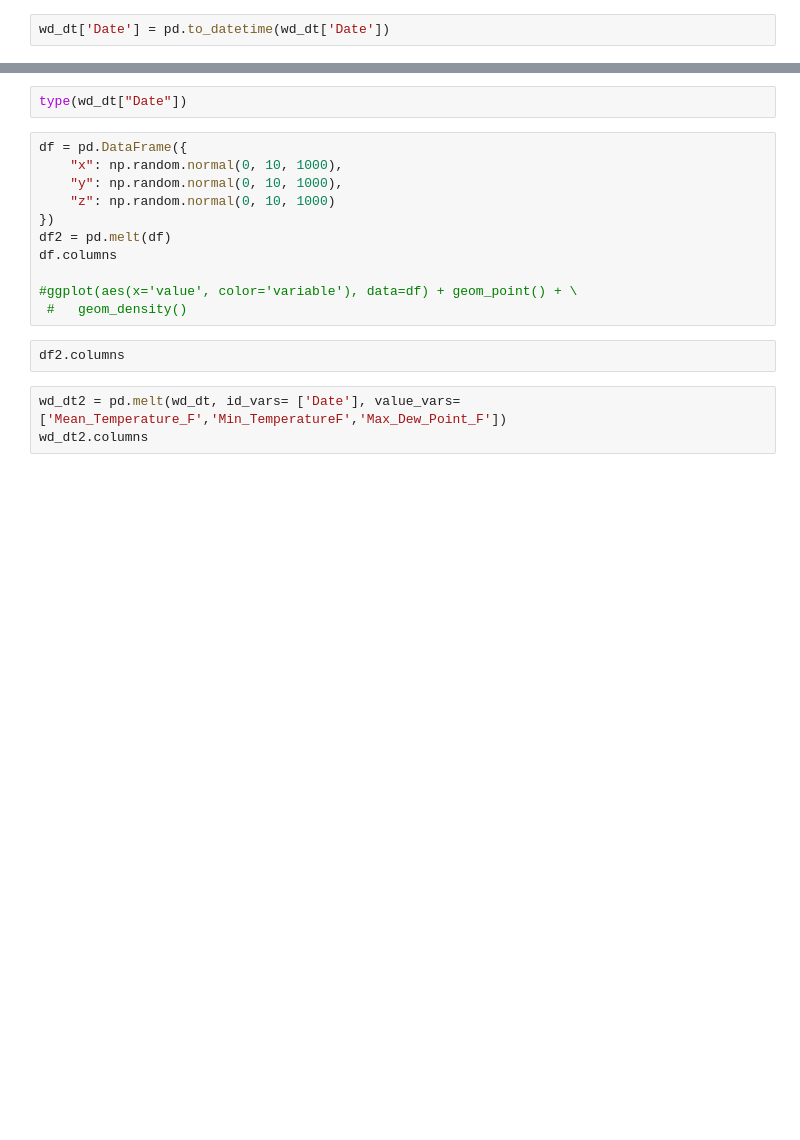
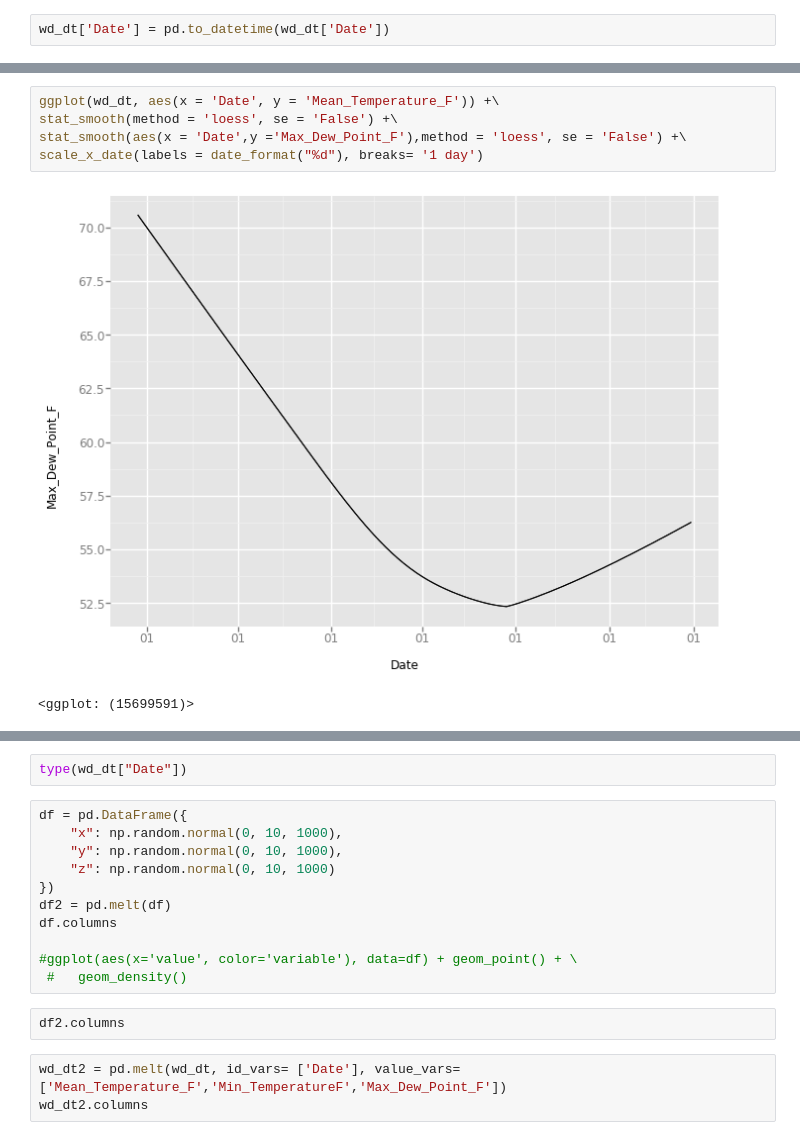
Before and after one commit to manjeet87/USBikeShareAnalysis, a Jupyter notebook: Bikeshare_Analysis.ipynb, the cells around one changed output, grey strips where cells are left out. Drawn from its saved outputs; the diff is of its cells as text; blank space fills up the shorter version.

```diff
--- a/Bikeshare_Analysis.ipynb
+++ b/Bikeshare_Analysis.ipynb
@@ -67,2 +68,10 @@ wd_dt.head()
 5 rows × 24 columns
+# %%
+ggplot(wd_dt, aes(x = 'Date', y = 'Mean_Temperature_F')) +\
+stat_smooth(method = 'loess', se = 'False') +\
+stat_smooth(aes(x = 'Date',y ='Max_Dew_Point_F'),method = 'loess', se = 'False') +\
+scale_x_date(labels = date_format("%d"), breaks= '1 day')
+# %% [output]
+[figure, added]
+<ggplot: (15699591)>
 # %%
```
Also changed, not shown: parts of 8 cells of this notebook.
